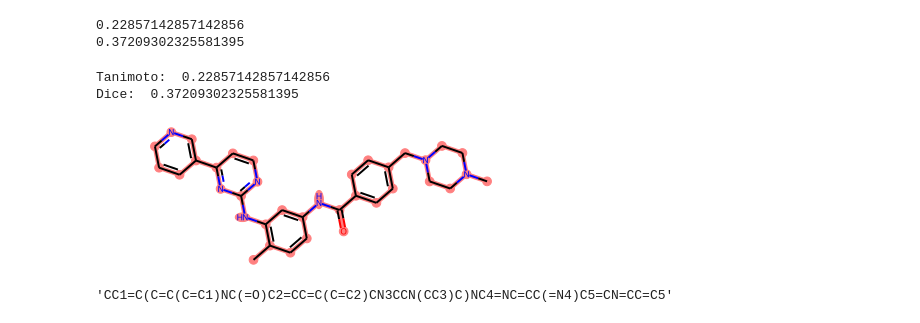
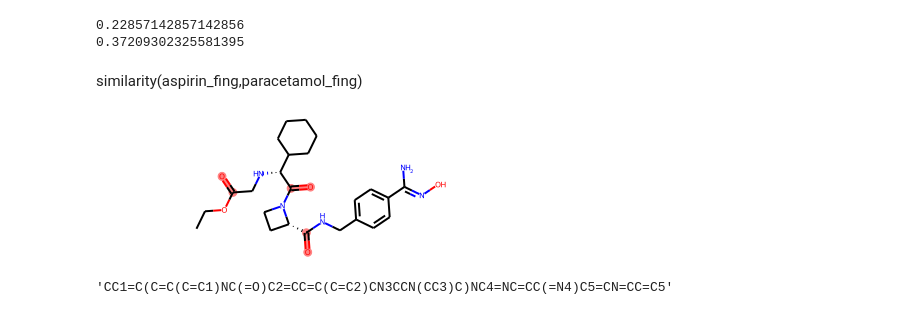
Before and after one commit to diabamine/PFE, a Jupyter notebook: Training_RDKIT_CNAM.ipynb, the cells around one changed output. Drawn from its saved outputs; the diff is of its cells as text; code cells hidden in the pictures.

```diff
--- a/Training_RDKIT_CNAM.ipynb
+++ b/Training_RDKIT_CNAM.ipynb
@@ -61,20 +61,19 @@ print(DataStructs.DiceSimilarity(aspirin_fing,paracetamol_fing))
 def similarity(fing1,fing2):
     print("Tanimoto: ",DataStructs.TanimotoSimilarity(fing1,fing2))
     print("Dice: ",DataStructs.DiceSimilarity(fing1,fing2))
-# %%
-similarity(aspirin_fing,paracetamol_fing)
-# %% [output]
-Tanimoto:  0.22857142857142856
-Dice:  0.37209302325581395
+# %% [markdown]
+similarity(aspirin_fing,paracetamol_fing)
 # %%
 def substructure(mol1,mol2):
     sub = mol1
     sub.GetSubstructMatches(mol2)
     return sub
-# %%
-substructure(imatinib,imatinib)
-# %% [output]
-[figure, removed]
+# %%
+sub = substructure(imatinib,Chem.MolFromSmiles('C=O'))
+# %%
+sub
+# %% [output]
+[figure, added]
 # %%
 search_molecule('imatinib')
 # %% [output]
```
Also changed, not shown: parts of 1 cell of this notebook, 6 other files.
